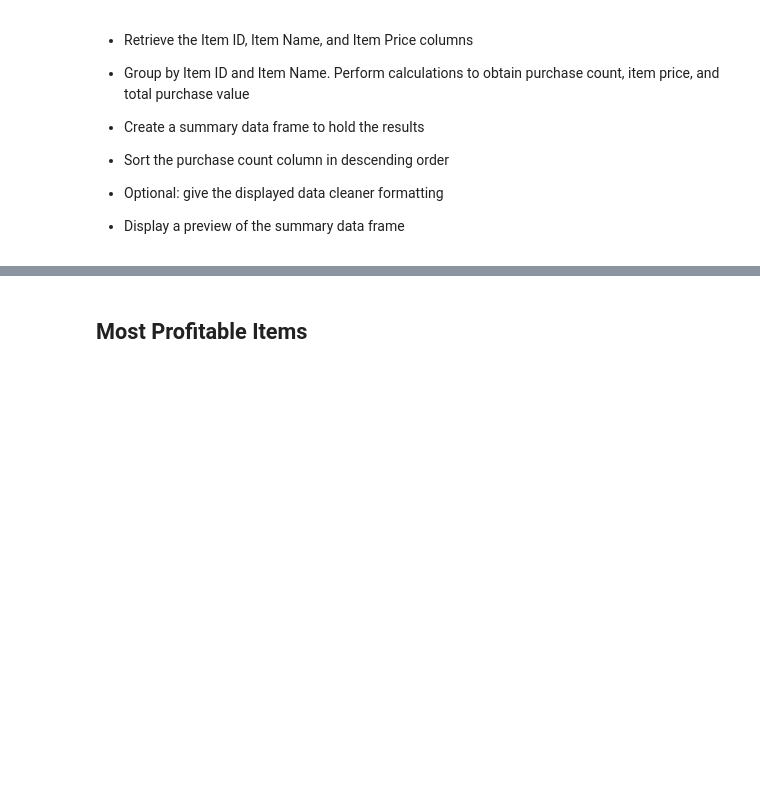
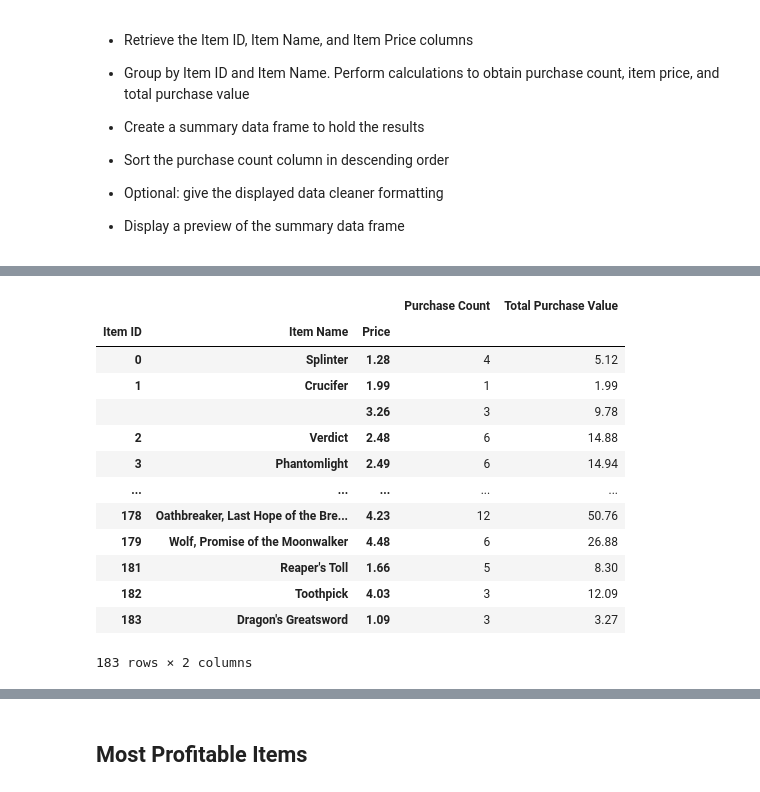
Before and after one commit to kvereda/pandas-challenge, a Jupyter notebook: panda-challenge.ipynb, the cells around one changed output, grey strips where cells are left out. Cells and saved outputs as stored; diff of their text form; code cells hidden in the pictures; blank space fills up the shorter version.

Commit message:
popular item table add...table does not match hw display

```diff
--- a/panda-challenge.ipynb
+++ b/panda-challenge.ipynb
@@ -537,3 +537,9 @@ top_spenders_order.head()
 
 
 * Display a preview of the summary data frame
+# %%
+popular_items = purchase_data_df.groupby(["Item ID", "Item Name", "Price"])
+popular_purchase_count = popular_items["Purchase ID"].count()
+popular_total_purchase_value = popular_items["Price"].sum()
+popular_item_price = popular_items["Price"]
+popular_purchase_count.head()
@@ -539,0 +554,19 @@ top_spenders_order.head()
+# %%
+popular_item_by_price = pd.DataFrame({"Purchase Count": popular_purchase_count,
+                                     "Total Purchase Value": popular_total_purchase_value})
+popular_item_by_price
+# %% [output]
+|  |  |  | Purchase Count | Total Purchase Value |
+| Item ID | Item Name | Price |  |  |
+| 0 | Splinter | 1.28 | 4 | 5.12 |
+| 1 | Crucifer | 1.99 | 1 | 1.99 |
+|  |  | 3.26 | 3 | 9.78 |
+| 2 | Verdict | 2.48 | 6 | 14.88 |
+| 3 | Phantomlight | 2.49 | 6 | 14.94 |
+| ... | ... | ... | ... | ... |
+| 178 | Oathbreaker, Last Hope of the Bre... | 4.23 | 12 | 50.76 |
+| 179 | Wolf, Promise of the Moonwalker | 4.48 | 6 | 26.88 |
+| 181 | Reaper's Toll | 1.66 | 5 | 8.30 |
+| 182 | Toothpick | 4.03 | 3 | 12.09 |
+| 183 | Dragon's Greatsword | 1.09 | 3 | 3.27 |
+183 rows × 2 columns
```
Also changed, not shown: parts of 2 cells of this notebook.
